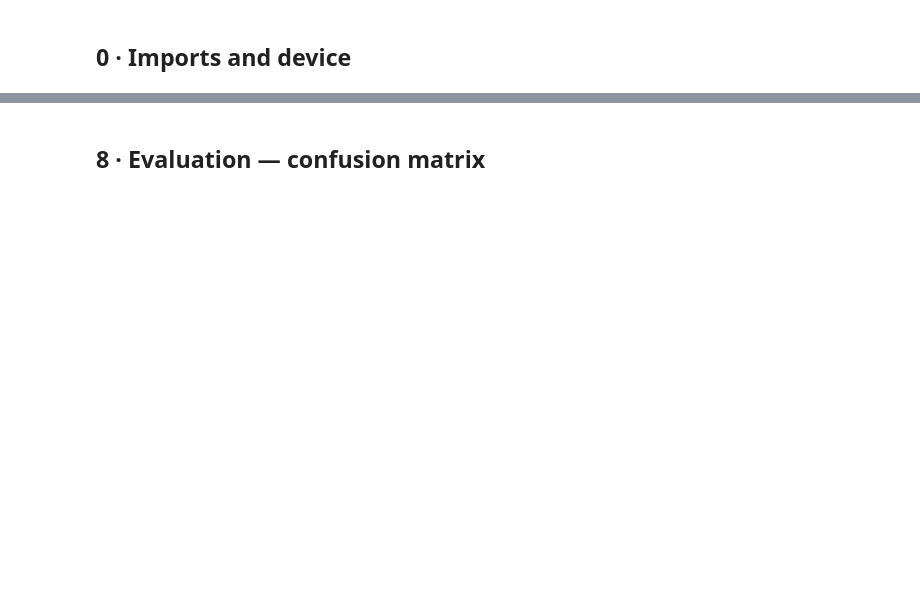
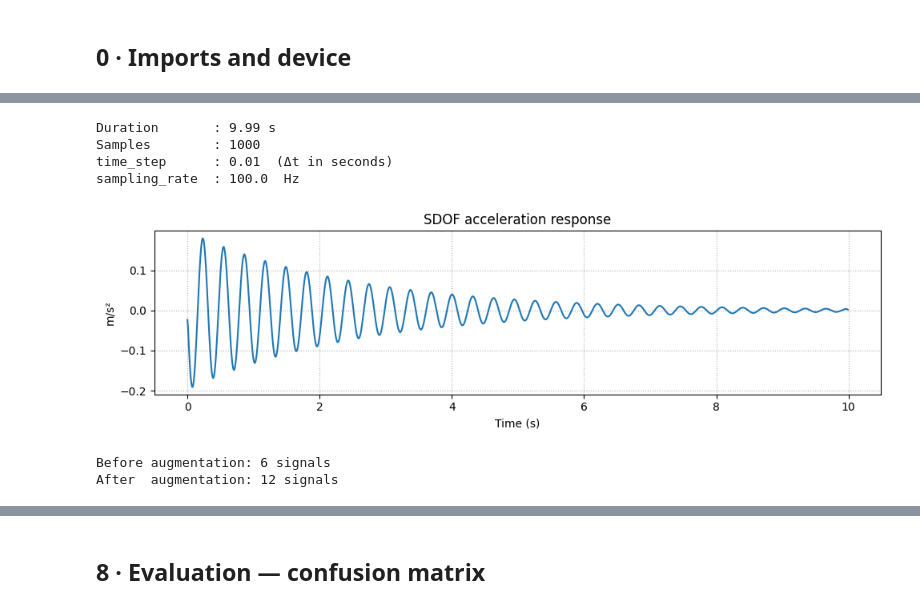
Before and after one commit to grcarmenaty/pymodal, a Jupyter notebook: demo.ipynb, the cells around one changed output, grey strips where cells are left out. Drawn from its saved outputs; the diff is of its cells as text; code cells hidden in the pictures; blank space fills up the shorter version.

```diff
--- a/demo.ipynb
+++ b/demo.ipynb
@@ -190,17 +46,0 @@ demonstrate the collection and augmentation API.
-# %%
-m, k, zeta = 1.0, 400.0, 0.02
-omega_n = np.sqrt(k / m)
-omega_d = omega_n * np.sqrt(1 - zeta**2)
-
-# SDOF displacement impulse response h(t)
-h_disp = np.exp(-zeta * omega_n * t) * np.sin(omega_d * t) / (m * omega_d)
-
-# Unit-impulse excitation
-exc_arr       = np.zeros(N)
-exc_arr[0]    = 1.0
-
-# Displacement response (convolution), then acceleration via finite difference
-resp_disp = fftconvolve(exc_arr, h_disp, mode="full")[:N] * DT
-resp_acc  = np.gradient(np.gradient(resp_disp, DT), DT)
-
-print(f"Response range: [{resp_acc.min():.3f}, {resp_acc.max():.3f}] m/s²")
@@ -464,0 +212,56 @@ plt.show()
+# %%
+m, k, zeta = 1.0, 400.0, 0.02
+omega_n = np.sqrt(k / m)
+omega_d = omega_n * np.sqrt(1 - zeta**2)
+h_disp  = np.exp(-zeta * omega_n * t) * np.sin(omega_d * t) / (m * omega_d)
+
+exc_arr      = np.zeros(N); exc_arr[0] = 1.0
+resp_disp    = fftconvolve(exc_arr, h_disp, mode="full")[:N] * DT
+resp_acc     = np.gradient(np.gradient(resp_disp, DT), DT)
+
+ts_resp = timeseries(
+    measurements=resp_acc[:, np.newaxis, np.newaxis],
+    time_step=DT, measurements_units="meter / second ** 2",
+    method="SIMO", name="SDOF_accel",
+    path="./_demo_ts_resp.h5",
+)
+ts_exc = timeseries(
+    measurements=exc_arr[:, np.newaxis, np.newaxis],
+    time_step=DT, measurements_units="newton",
+    method="excitation", name="SDOF_force",
+    path="./_demo_ts_exc.h5",
+)
+
+print(f"Duration       : {ts_resp.time_span:.2f} s")
+print(f"Samples        : {ts_resp.measurements[0].shape[0]}")
+print(f"time_step      : {ts_resp.time_step}  (Δt in seconds)")
+print(f"sampling_rate  : {ts_resp.sampling_rate}  Hz")
+
+fig, ax = plt.subplots(figsize=(10, 3))
+ax.plot(ts_resp.time_array, ts_resp.measurements[0][()][:, 0, 0])
+ax.set(title="SDOF acceleration response", xlabel="Time (s)", ylabel="m/s²")
+ax.grid(True, linestyle=":")
+plt.tight_layout(); plt.show()
+# %% [output]
+Duration       : 9.99 s
+Samples        : 1000
+time_step      : 0.01  (Δt in seconds)
+sampling_rate  : 100.0  Hz
+[figure, added]
+# %%
+# Augmentation operates on a multi-item collection: append noisy copies
+ts_pop = timeseries(
+    measurements=[resp_acc[:, None, None] + RNG.normal(0, 0.02, (N, 1, 1))
+                  for _ in range(6)],
+    time_step=DT, measurements_units="meter / second ** 2",
+    method="SIMO", names=[f"run_{i:02d}" for i in range(6)],
+    labels=[0.0] * 6, path="./_demo_ts_pop.h5",
+)
+print(f"Before augmentation: {len(ts_pop)} signals")
+ts_pop.AddGaussianNoise(min_amplitude=0.005, max_amplitude=0.02)
+print(f"After  augmentation: {len(ts_pop)} signals")
+ts_pop.close()
+ts_resp.close(); ts_exc.close()
+# %% [output]
+Before augmentation: 6 signals
+After  augmentation: 12 signals
```
Also changed, not shown: parts of 60 cells of this notebook, 1 other file.
